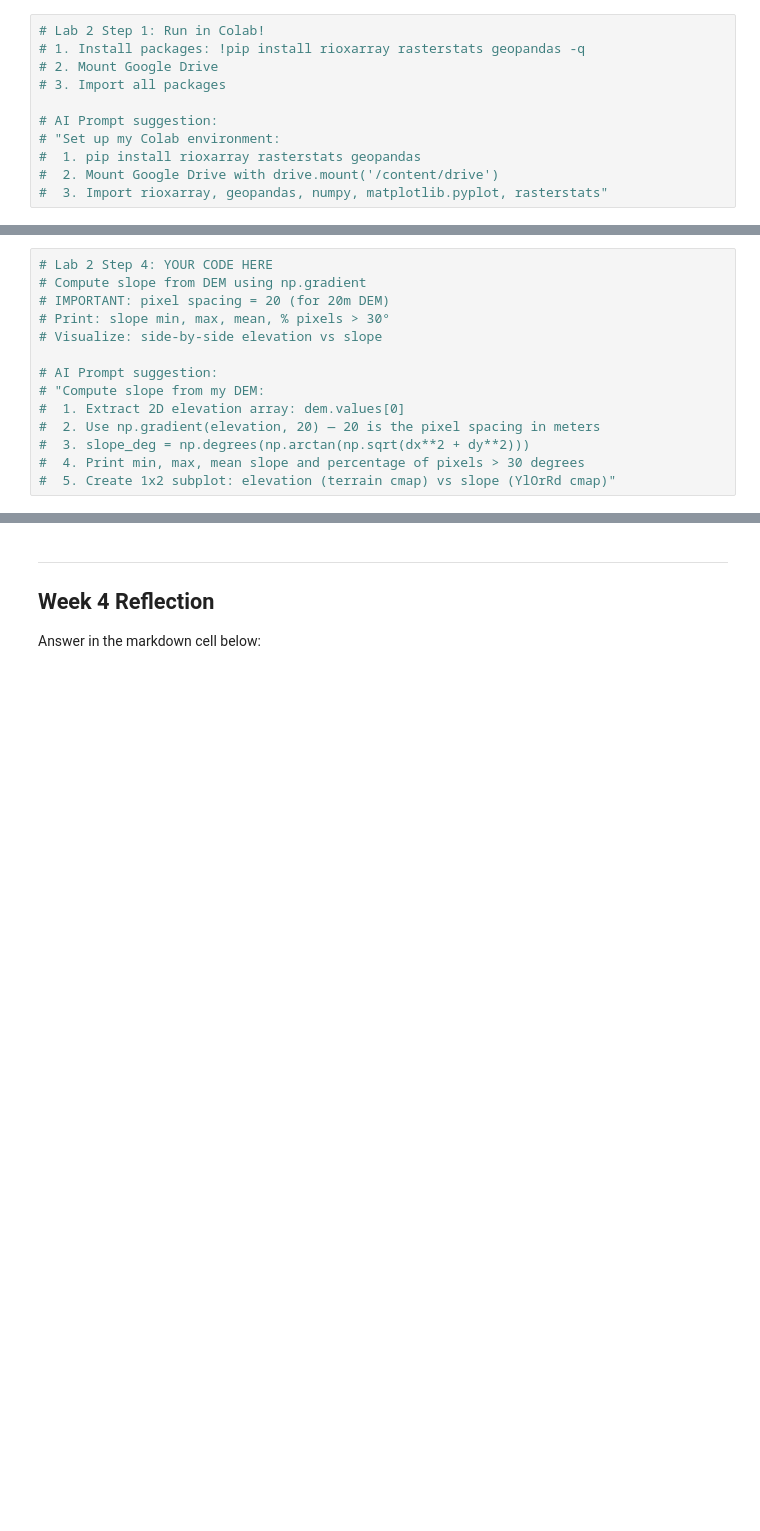
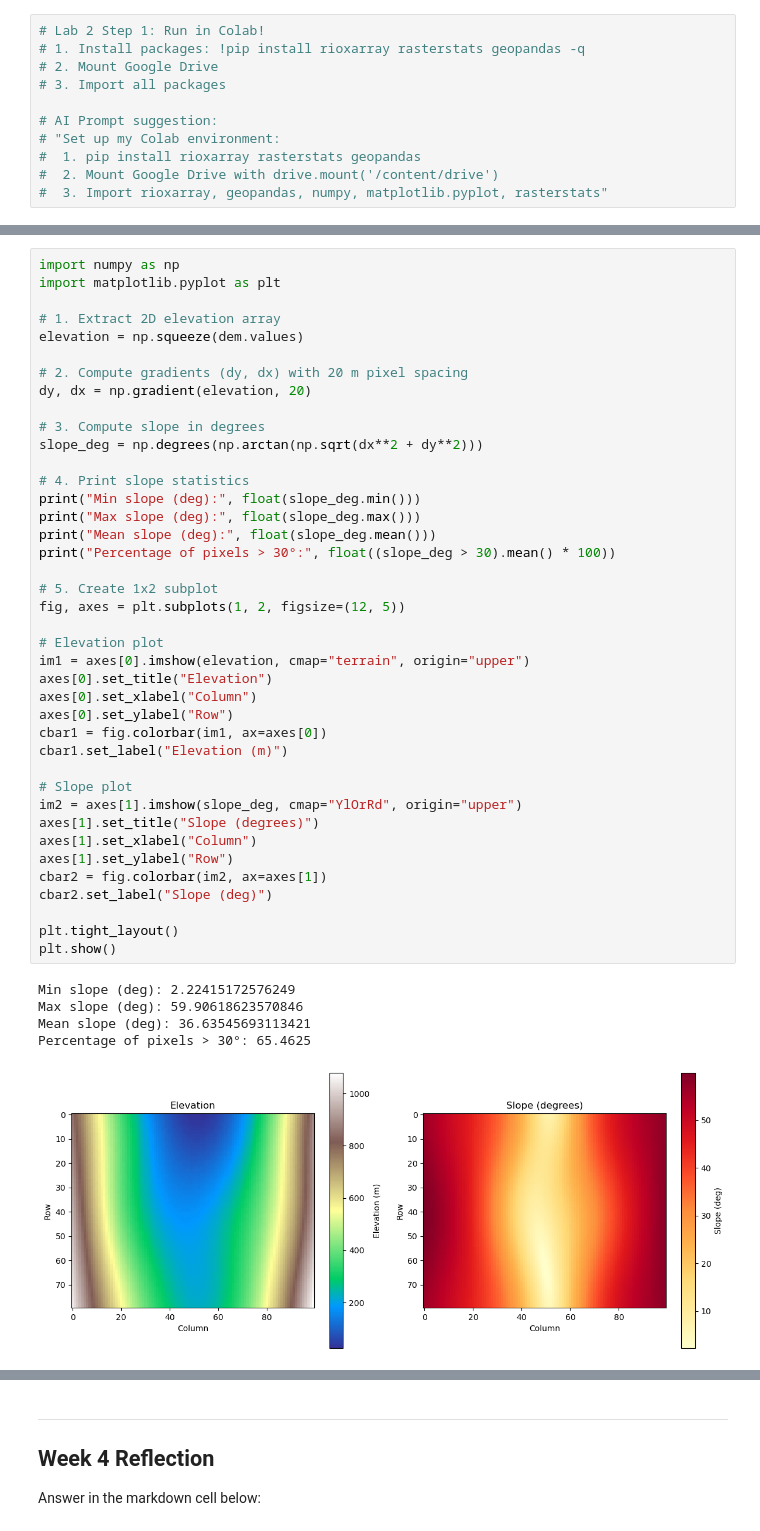
Before and after one commit to together-h17/AR-2026-Spring, a Jupyter notebook: week4_vector_raster/Lab/Week4-Student.ipynb, the cells around one changed output, grey strips where cells are left out. Saved outputs shown, nothing was run; the diff lists cells and outputs as text; blank space fills up the shorter version.

```diff
--- a/week4_vector_raster/Lab/Week4-Student.ipynb
+++ b/week4_vector_raster/Lab/Week4-Student.ipynb
@@ -463,16 +500,48 @@ plt.show()
 # %%
-# Lab 2 Step 4: YOUR CODE HERE
-# Compute slope from DEM using np.gradient
-# IMPORTANT: pixel spacing = 20 (for 20m DEM)
-# Print: slope min, max, mean, % pixels > 30°
-# Visualize: side-by-side elevation vs slope
+import numpy as np
+import matplotlib.pyplot as plt
 
-# AI Prompt suggestion:
-# "Compute slope from my DEM:
-#  1. Extract 2D elevation array: dem.values[0]
-#  2. Use np.gradient(elevation, 20) — 20 is the pixel spacing in meters
-#  3. slope_deg = np.degrees(np.arctan(np.sqrt(dx**2 + dy**2)))
-#  4. Print min, max, mean slope and percentage of pixels > 30 degrees
-#  5. Create 1x2 subplot: elevation (terrain cmap) vs slope (YlOrRd cmap)"
+# 1. Extract 2D elevation array
+elevation = np.squeeze(dem.values)
+
+# 2. Compute gradients (dy, dx) with 20 m pixel spacing
+dy, dx = np.gradient(elevation, 20)
+
+# 3. Compute slope in degrees
+slope_deg = np.degrees(np.arctan(np.sqrt(dx**2 + dy**2)))
+
+# 4. Print slope statistics
+print("Min slope (deg):", float(slope_deg.min()))
+print("Max slope (deg):", float(slope_deg.max()))
+print("Mean slope (deg):", float(slope_deg.mean()))
+print("Percentage of pixels > 30°:", float((slope_deg > 30).mean() * 100))
+
+# 5. Create 1x2 subplot
+fig, axes = plt.subplots(1, 2, figsize=(12, 5))
+
+# Elevation plot
+im1 = axes[0].imshow(elevation, cmap="terrain", origin="upper")
+axes[0].set_title("Elevation")
+axes[0].set_xlabel("Column")
+axes[0].set_ylabel("Row")
+cbar1 = fig.colorbar(im1, ax=axes[0])
+cbar1.set_label("Elevation (m)")
+
+# Slope plot
+im2 = axes[1].imshow(slope_deg, cmap="YlOrRd", origin="upper")
+axes[1].set_title("Slope (degrees)")
+axes[1].set_xlabel("Column")
+axes[1].set_ylabel("Row")
+cbar2 = fig.colorbar(im2, ax=axes[1])
+cbar2.set_label("Slope (deg)")
+
+plt.tight_layout()
+plt.show()
+# %% [output]
+Min slope (deg): 2.22415172576249
+Max slope (deg): 59.90618623570846
+Mean slope (deg): 36.63545693113421
+Percentage of pixels > 30°: 65.4625
+[figure, added]
 # %% [markdown]
 ### Step 5: Zonal Statistics
```
Also changed, not shown: parts of 11 cells of this notebook, 3 other files.
